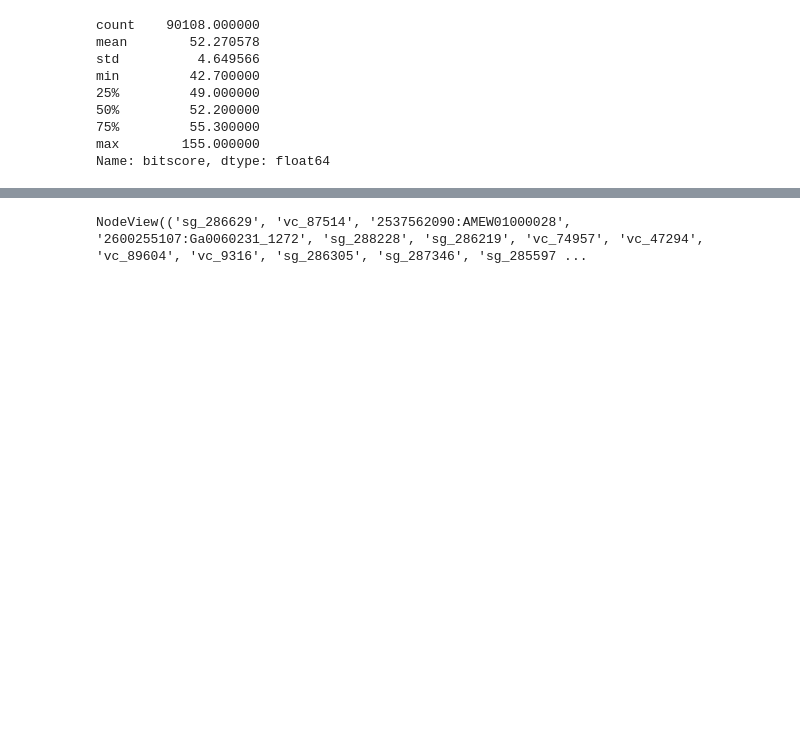
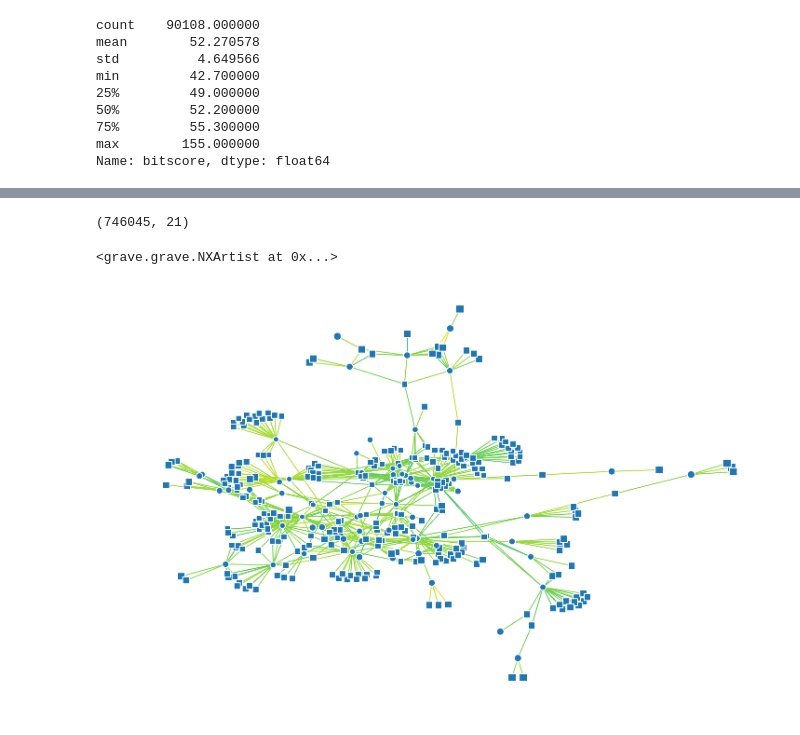
Before and after one commit to camillescott/viralnet, a Jupyter notebook: ViralNetworks.ipynb, the cells around one changed output, grey strips where cells are left out. Drawn from its saved outputs; the diff is of its cells as text; code cells hidden in the pictures; blank space fills up the shorter version.

```diff
--- a/ViralNetworks.ipynb
+++ b/ViralNetworks.ipynb
@@ -183,4 +202,40 @@ for n,g in enumerate(components[ 10:26 ]) :
-# %%
-g.node
-# %% [output]
-NodeView(('sg_286629', 'vc_87514', '2537562090:AMEW01000028', '2600255107:Ga0060231_1272', 'sg_288228', 'sg_286219', 'vc_74957', 'vc_47294', 'vc_89604', 'vc_9316', 'sg_286305', 'sg_287346', 'sg_285597 ...
+# %%
+metadata.shape
+# %% [output]
+(746045, 21)
+# %%
+from grave import plot_network, use_attributes
+
+figure( figsize = ( 12, 8 ) )
+
+#def edge_style(edge_attrs):
+#
+#    alpha = edge_attrs['weight'] / 1000
+#    return {'color' : 'black', 'alpha' : alpha }
+
+def edge_style( edge_attributes ):
+    return { 'linewidth' : edge_attributes.get( 'bitscore', 1 ) }
+
+g = components[ 1 ]
+
+centrality = networkx.closeness_centrality( g )
+max_centrality = max( centrality.values() )
+
+for node, node_attributes in g.nodes.data():
+    node_attributes['size'] = ( ( max_centrality / centrality[node] ) + .1 ) * 30
+    if node_attributes['type'] == 'CRISPR_array' :
+        node_attributes['shape'] = 's'
+
+for u, v, edge_attributes in g.edges.data():
+    color_idx = ( 0.75 * edge_attributes['bitscore'] / bit_med )
+    cmap = get_cmap()
+    edge_attributes['color'] = cmap(color_idx)
+    edge_attributes['width'] = 2
+
+    #grave.plot_network( g, layout='spring', edge_style=edge_style )
+plot_network( g, layout='spring',
+              node_style=use_attributes(),
+              edge_style=use_attributes('color') )
+# %% [output]
+<grave.grave.NXArtist at 0x...>
+[figure, added]
```
Also changed, not shown: parts of 12 cells of this notebook.
